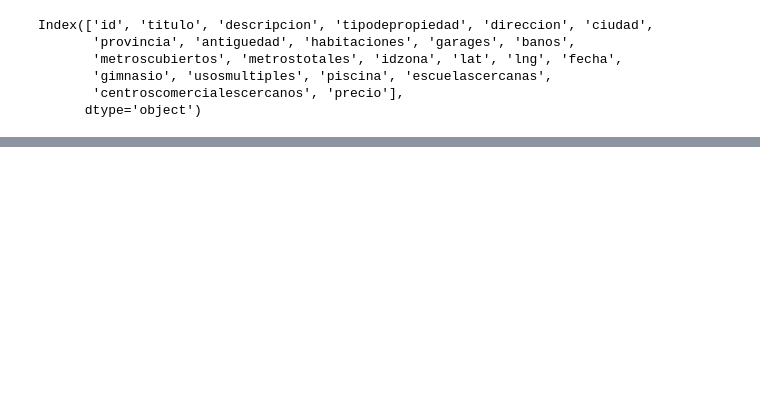
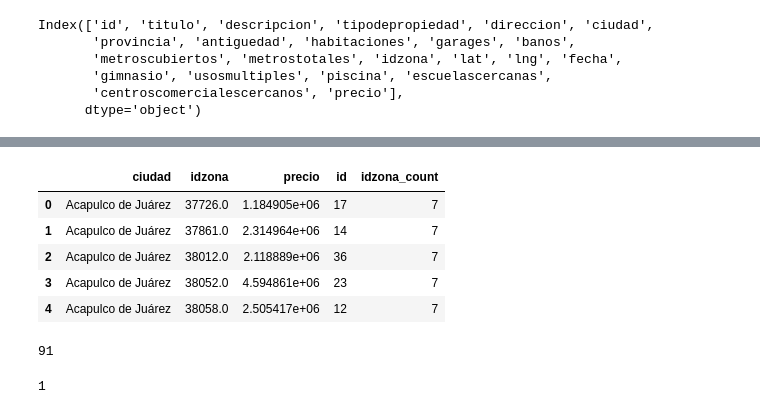
Before and after one commit to luctiz/Grupo43-TP1, a Jupyter notebook: AnalisisSobrePrecio.ipynb, the cells around one changed output, grey strips where cells are left out. Saved outputs shown, nothing was run; the diff lists cells and outputs as text; code cells hidden in the pictures; blank space fills up the shorter version.

```diff
--- a/AnalisisSobrePrecio.ipynb
+++ b/AnalisisSobrePrecio.ipynb
@@ -332,0 +337,3 @@ Index(['id', 'titulo', 'descripcion', 'tipodepropiedad', 'direccion', 'ciudad',
+# %%
+ciudadVSidzona = data.dropna()[['idzona', 'precio', 'id', 'ciudad']].groupby(['ciudad', 'idzona']).agg({'precio': 'mean', 'id':'count'})
+ciudadVSidzona.head()
@@ -332,0 +348,22 @@ Index(['id', 'titulo', 'descripcion', 'tipodepropiedad', 'direccion', 'ciudad',
+# %%
+#Filtro los datos con pocas publicaciones
+ciudadVSidzonaFil = ciudadVSidzona.loc[ciudadVSidzona.id >= 10].reset_index()
+#Cuento las zonas que hay por ciudad
+ciudadVSidzonaFil['idzona_count'] = ciudadVSidzonaFil.loc[:, ['ciudad', 'idzona']].groupby('ciudad').transform(lambda x: x.count())
+# %%
+ciudadVSidzonaFil.head()
+# %% [output]
+|  | ciudad | idzona | precio | id | idzona_count |
+| 0 | Acapulco de Juárez | 37726.0 | 1.184905e+06 | 17 | 7 |
+| 1 | Acapulco de Juárez | 37861.0 | 2.314964e+06 | 14 | 7 |
+| 2 | Acapulco de Juárez | 38012.0 | 2.118889e+06 | 36 | 7 |
+| 3 | Acapulco de Juárez | 38052.0 | 4.594861e+06 | 23 | 7 |
+| 4 | Acapulco de Juárez | 38058.0 | 2.505417e+06 | 12 | 7 |
+# %%
+ciudadVSidzonaFil.idzona_count.max()
+# %% [output]
+91
+# %%
+ciudadVSidzonaFil.idzona_count.min()
+# %% [output]
+1
```
Also changed, not shown: parts of 9 cells of this notebook.
